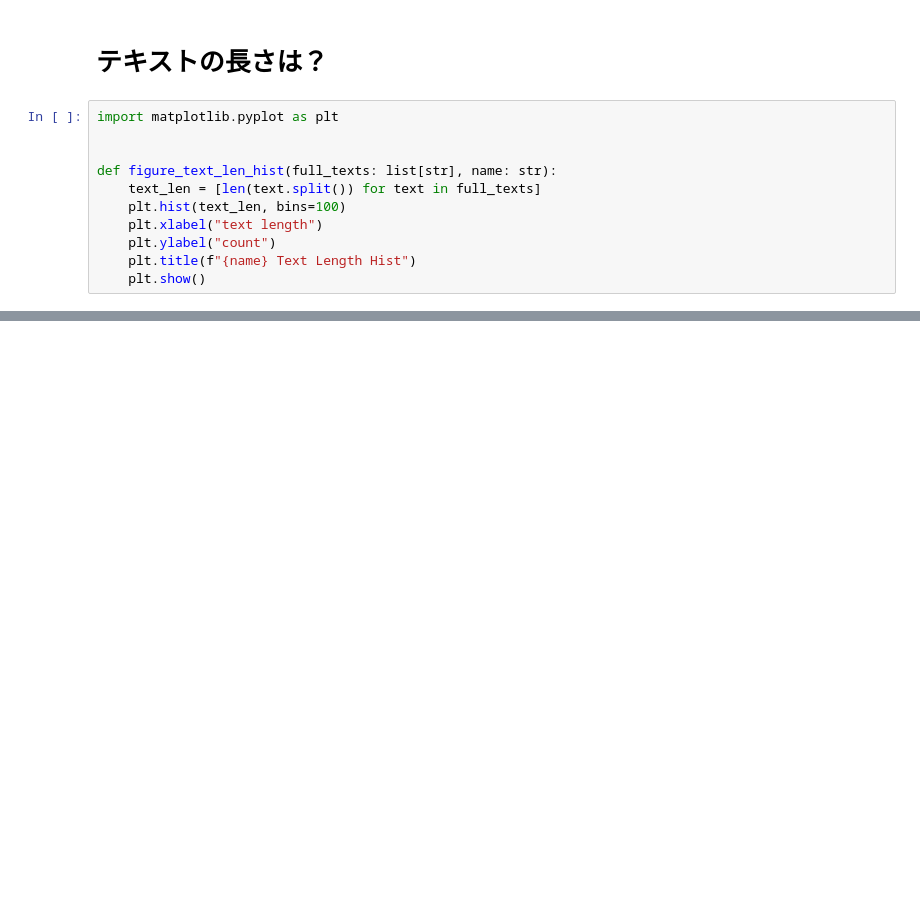
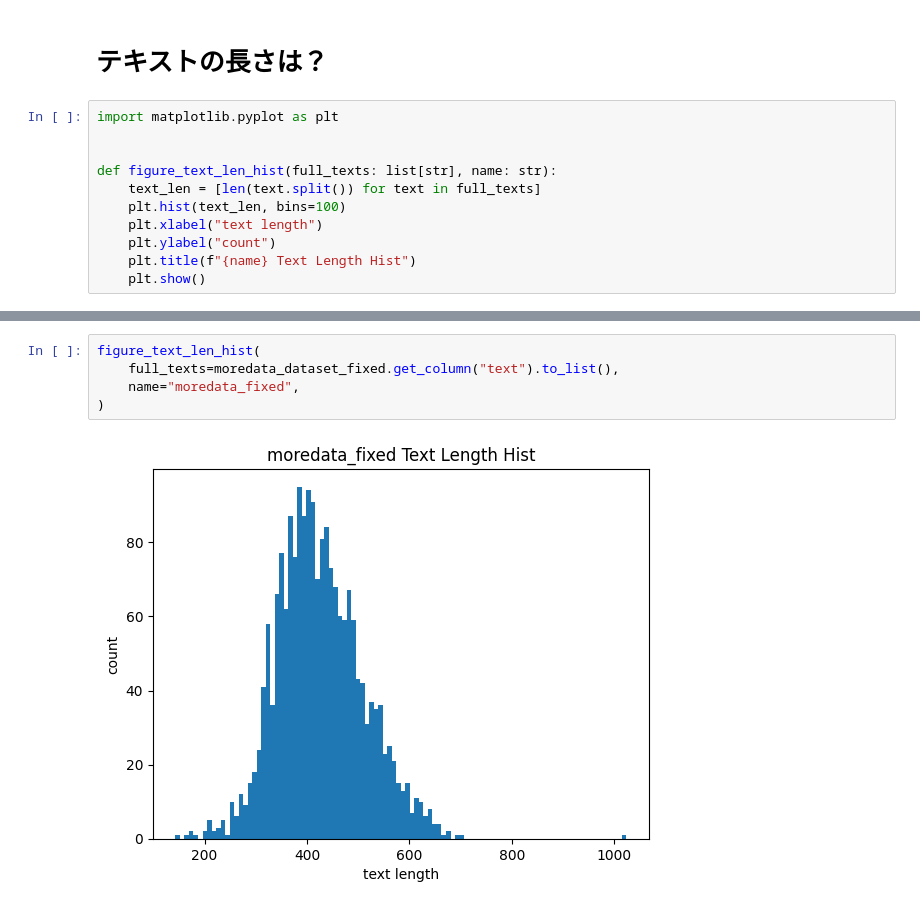
Before and after one commit to sinchir0/pll_data_detection, a Jupyter notebook: eda/eda_external_pii_dataset.ipynb, the cells around one changed output, grey strips where cells are left out. Drawn from its saved outputs; the diff is of its cells as text; blank space fills up the shorter version.

```diff
--- a/eda/eda_external_pii_dataset.ipynb
+++ b/eda/eda_external_pii_dataset.ipynb
@@ -209,0 +226,7 @@ figure_text_len_hist(full_texts=external_pii_dataset.get_column("text").to_list(
+# %%
+figure_text_len_hist(
+    full_texts=moredata_dataset_fixed.get_column("text").to_list(),
+    name="moredata_fixed",
+)
+# %% [output]
+[figure, added]
```
Also changed, not shown: parts of 5 cells of this notebook, 4 other files.
